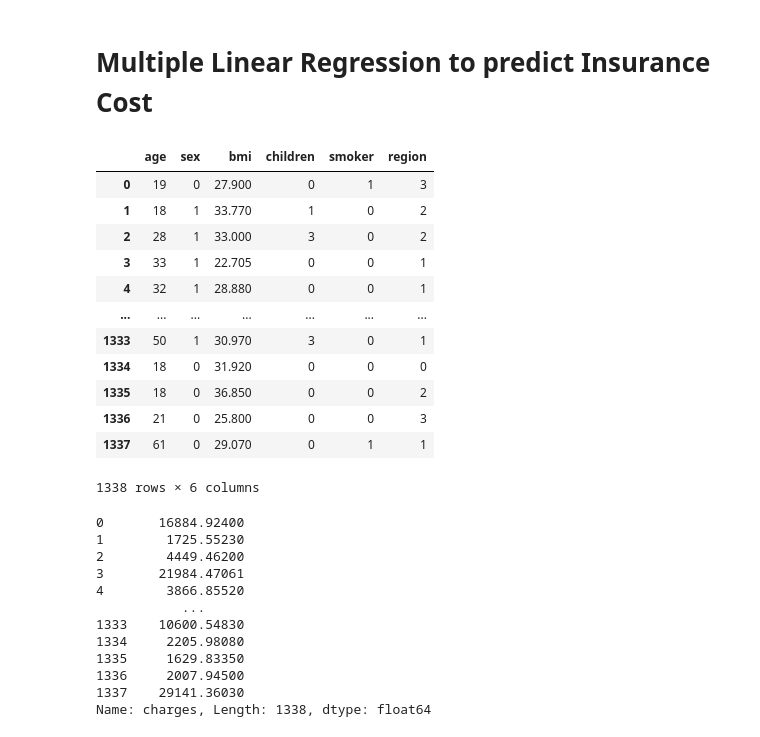
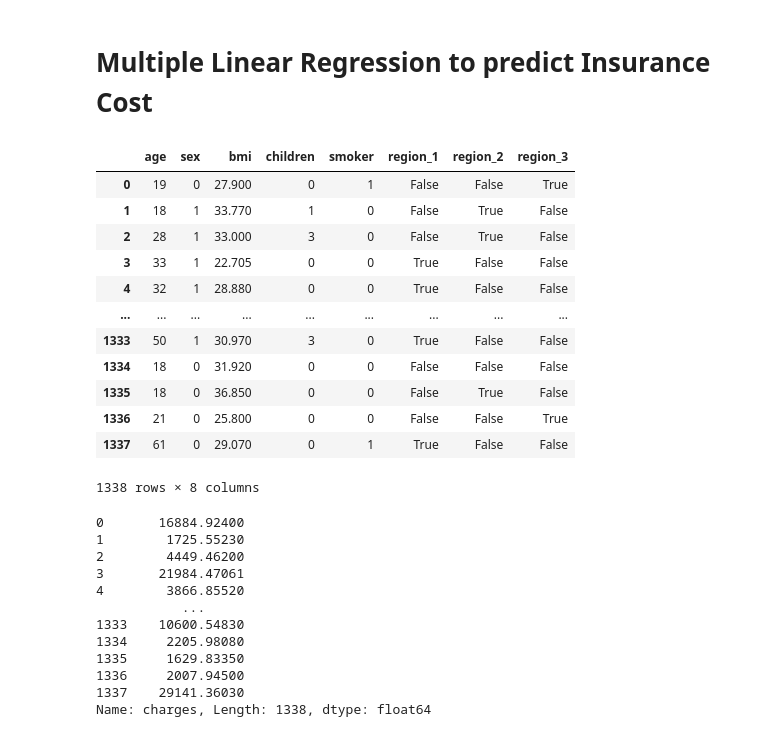
Before and after one commit to AngelX62/ml_Medical_Cost, a Jupyter notebook: medical_cost_pred.ipynb, the cells around one changed output. Drawn from its saved outputs; the diff is of its cells as text; code cells hidden in the pictures.

```diff
--- a/medical_cost_pred.ipynb
+++ b/medical_cost_pred.ipynb
@@ -94,23 +93,24 @@ There is a high correlation between smoking status and charges, demonstrating th
 # Multiple Linear Regression to predict Insurance Cost
 # %%
 # Prepare Data 5
-X = df.drop(columns="charges")
+df["region"] = df["region"].astype("category")
+X = pd.get_dummies(df.drop(columns="charges"), drop_first=True)
 y = df["charges"]
 X
 # %% [output]
-|  | age | sex | bmi | children | smoker | region |
-| 0 | 19 | 0 | 27.900 | 0 | 1 | 3 |
-| 1 | 18 | 1 | 33.770 | 1 | 0 | 2 |
-| 2 | 28 | 1 | 33.000 | 3 | 0 | 2 |
-| 3 | 33 | 1 | 22.705 | 0 | 0 | 1 |
-| 4 | 32 | 1 | 28.880 | 0 | 0 | 1 |
-| ... | ... | ... | ... | ... | ... | ... |
-| 1333 | 50 | 1 | 30.970 | 3 | 0 | 1 |
-| 1334 | 18 | 0 | 31.920 | 0 | 0 | 0 |
-| 1335 | 18 | 0 | 36.850 | 0 | 0 | 2 |
-| 1336 | 21 | 0 | 25.800 | 0 | 0 | 3 |
-| 1337 | 61 | 0 | 29.070 | 0 | 1 | 1 |
+|  | age | sex | bmi | children | smoker | region_1 | region_2 | region_3 |
+| 0 | 19 | 0 | 27.900 | 0 | 1 | False | False | True |
+| 1 | 18 | 1 | 33.770 | 1 | 0 | False | True | False |
+| 2 | 28 | 1 | 33.000 | 3 | 0 | False | True | False |
+| 3 | 33 | 1 | 22.705 | 0 | 0 | True | False | False |
+| 4 | 32 | 1 | 28.880 | 0 | 0 | True | False | False |
+| ... | ... | ... | ... | ... | ... | ... | ... | ... |
+| 1333 | 50 | 1 | 30.970 | 3 | 0 | True | False | False |
+| 1334 | 18 | 0 | 31.920 | 0 | 0 | False | False | False |
+| 1335 | 18 | 0 | 36.850 | 0 | 0 | False | True | False |
+| 1336 | 21 | 0 | 25.800 | 0 | 0 | False | False | True |
+| 1337 | 61 | 0 | 29.070 | 0 | 1 | True | False | False |
-1338 rows × 6 columns
+1338 rows × 8 columns
 # %%
 y
 # %% [output]
```
Also changed, not shown: parts of 16 cells of this notebook.
